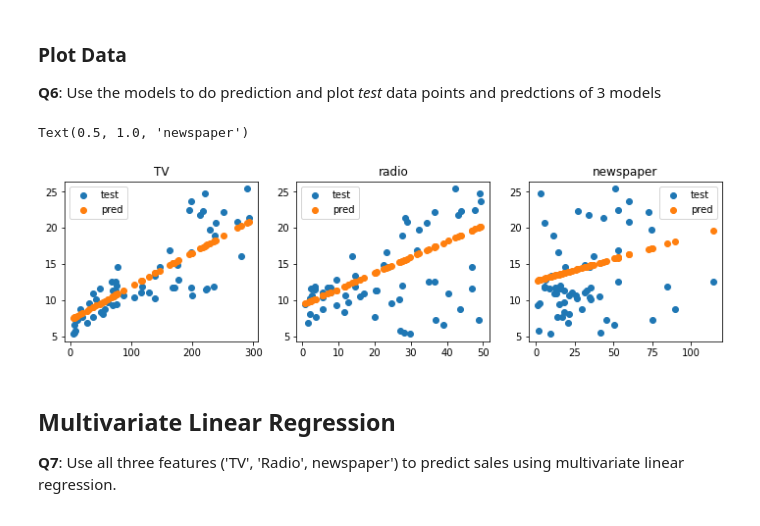
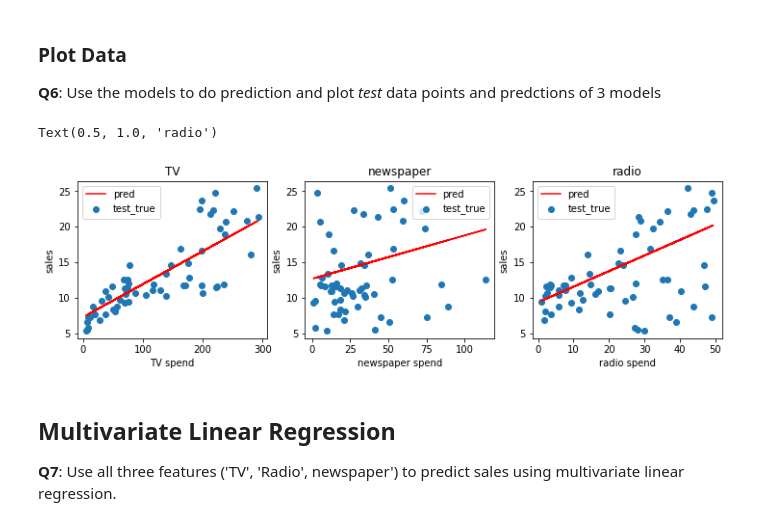
Before and after one commit to yeb2Binfang/ECE-GY-9163-ML-cyber, a Jupyter notebook: Lab/MLSec_Lab0.ipynb, the cells around one changed output. Drawn from its saved outputs; the diff is of its cells as text; code cells hidden in the pictures.

```diff
--- a/Lab/MLSec_Lab0.ipynb
+++ b/Lab/MLSec_Lab0.ipynb
@@ -143,35 +154,41 @@ sales_radio_beta:  0.06093416696535276
 # %%
 fig = plt.figure(figsize=(12,3))
 
 ## Sales to TV spend
 plt.subplot(1,3,1)
 X_TV_test=np.array(X_TV_test).reshape((-1,1))
 y_TV_pred = reg_TV.predict(X_TV_test)
 plt.scatter(X_TV_test, y_TV_test)
-plt.scatter(X_TV_test, y_TV_pred)
-plt.legend(["test","pred"])
+plt.plot(X_TV_test, y_TV_pred,'r')
+plt.legend(["pred","test_true"])
+plt.xlabel("TV spend")
+plt.ylabel("sales")
 plt.title("TV")
 
 ## Sales to newspaper spend
 plt.subplot(1,3,2)
+X_newspaper_test=np.array(X_newspaper_test).reshape((-1,1))
+y_newspaper_pred = reg_newspaper.predict(X_newspaper_test)
+plt.scatter(X_newspaper_test, y_newspaper_test)
+plt.plot(X_newspaper_test, y_newspaper_pred,'r')
+plt.legend(["pred","test_true"])
+plt.xlabel("newspaper spend")
+plt.ylabel("sales")
+plt.title("newspaper")
+
+## Sales to radio spend
+plt.subplot(1,3,3)
 X_radio_test=np.array(X_radio_test).reshape((-1,1))
 y_radio_pred = reg_radio.predict(X_radio_test)
 plt.scatter(X_radio_test, y_radio_test)
-plt.scatter(X_radio_test, y_radio_pred)
-plt.legend(["test","pred"])
+plt.plot(X_radio_test, y_radio_pred,'r')
+plt.legend(["pred","test_true"])
+plt.xlabel("radio spend")
+plt.ylabel("sales")
 plt.title("radio")
-
-## Sales to radio spend
-plt.subplot(1,3,3)
-X_newspaper_test=np.array(X_newspaper_test).reshape((-1,1))
-y_newspaper_pred = reg_newspaper.predict(X_newspaper_test)
-plt.scatter(X_newspaper_test, y_newspaper_test)
-plt.scatter(X_newspaper_test, y_newspaper_pred)
-plt.legend(["test","pred"])
-plt.title("newspaper")
 # %% [output]
-Text(0.5, 1.0, 'newspaper')
+Text(0.5, 1.0, 'radio')
-[figure, old version]
+[figure, new version]
 # %% [markdown]
 ## Multivariate Linear Regression
 
```
Also changed, not shown: parts of 8 cells of this notebook.
